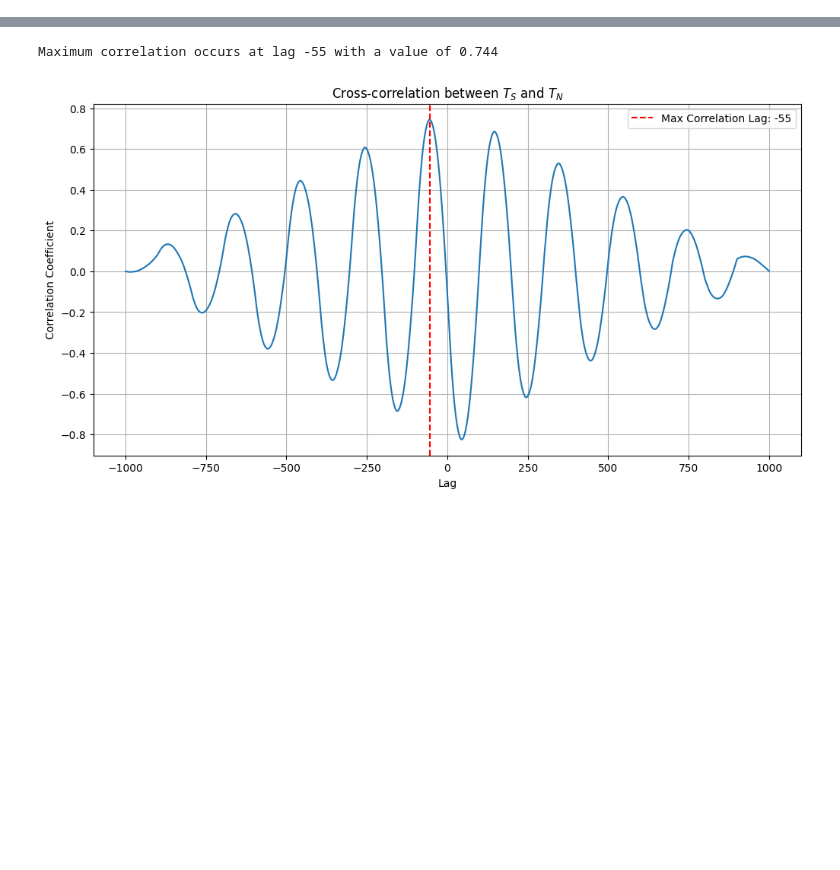
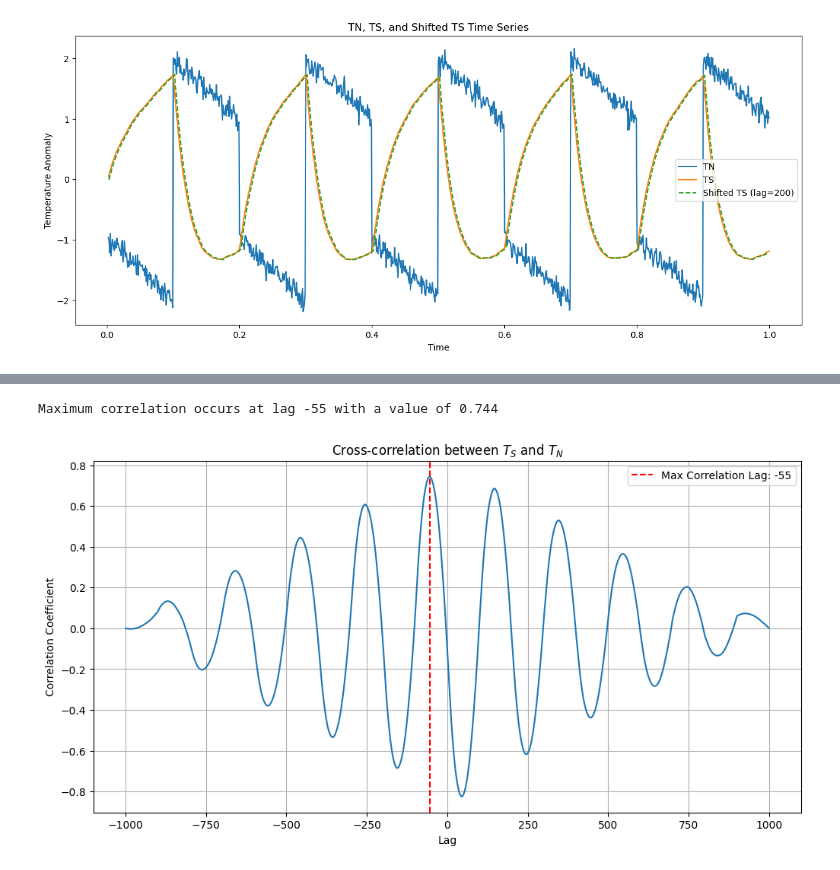
Before and after one commit to Peisong-Zheng/DO_causality, a Jupyter notebook: lag_SJ03_test.ipynb, the cells around one changed output, grey strips where cells are left out. Cells and saved outputs as stored; diff of their text form; code cells hidden in the pictures; blank space fills up the shorter version.

```diff
--- a/lag_SJ03_test.ipynb
+++ b/lag_SJ03_test.ipynb
@@ -0,0 +1,55 @@
+# %%
+import numpy as np
+import matplotlib.pyplot as plt
+import tigramite
+from tigramite import data_processing as pp
+from tigramite import plotting as tp
+from tigramite.pcmci import PCMCI
+from tigramite.independence_tests import parcorr, gpdc, cmiknn
+import pandas as pd
+from scipy import signal
+
+
+t = np.linspace(0, 1, 1000, endpoint=False)
+#print(mydata.iloc[:,[2]])
+TN = -1*(signal.sawtooth(2 * np.pi * 5 * t))-2*(signal.square(2 * np.pi * 5 * t))
+
+tau =   25  # Characteristic timescale in years
+TS_initial = 0  # Initial condition for TS
+
+
+# Calculate TS without noise, reversing the calculation direction
+TS = np.zeros(len(TN))
+
+
+TS[0] = TS_initial
+
+
+for i in range(1, len(TN)-1):
+    TN[i] = TN[i]  + np.random.normal(0, 0.1)
+    TS[i+1] = TS[i] + (1/tau) * (-TN[i]-TS[i])
+
+
+lag=2
+# shift TS right by lag
+TS_shifted = np.roll(TS, lag)
+# crop the TS_shifted and TN array to exclude the lagged values
+TS_shifted = TS_shifted[lag:]
+TN = TN[lag:]
+# crop t
+t = t[lag:]
+TS = TS[lag:]
+
+# Plotting
+plt.figure(figsize=(15, 6))
+plt.plot(t, TN, label='TN')
+plt.plot(t, TS, label='TS')
+plt.plot(t, TS_shifted, label='Shifted TS (lag=200)', linestyle='--')
+# plt.xlim(0, 5000)  # Adjust x-axis limits for better visualization
+plt.xlabel('Time')
+plt.ylabel('Temperature Anomaly')
+plt.title('TN, TS, and Shifted TS Time Series')
+plt.legend()
+plt.show()
+# %% [output]
+[figure, added]
```
Also changed, not shown: parts of 7 cells of this notebook.
